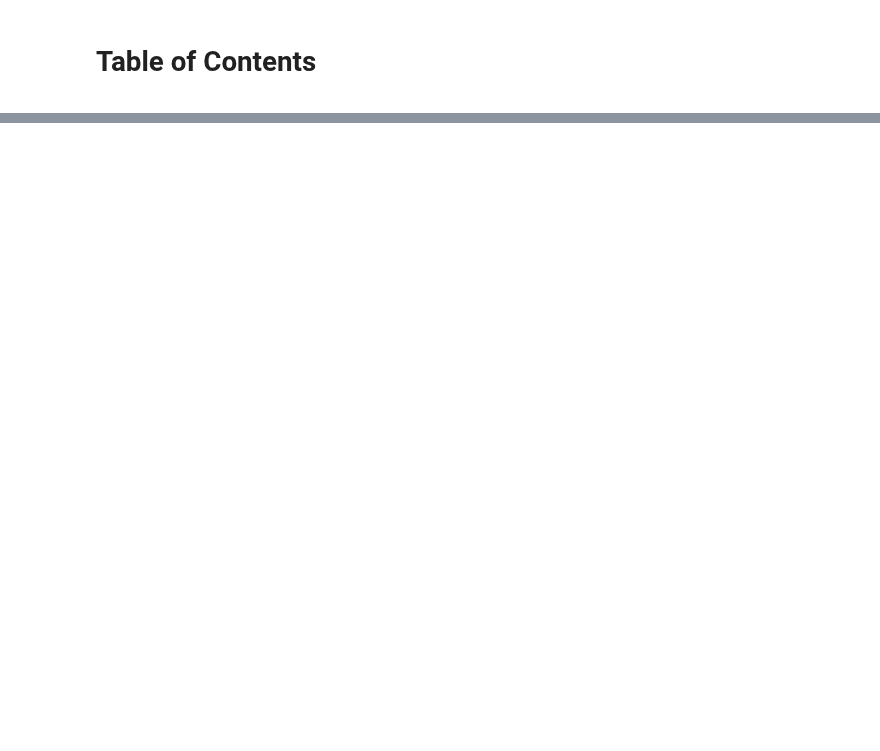
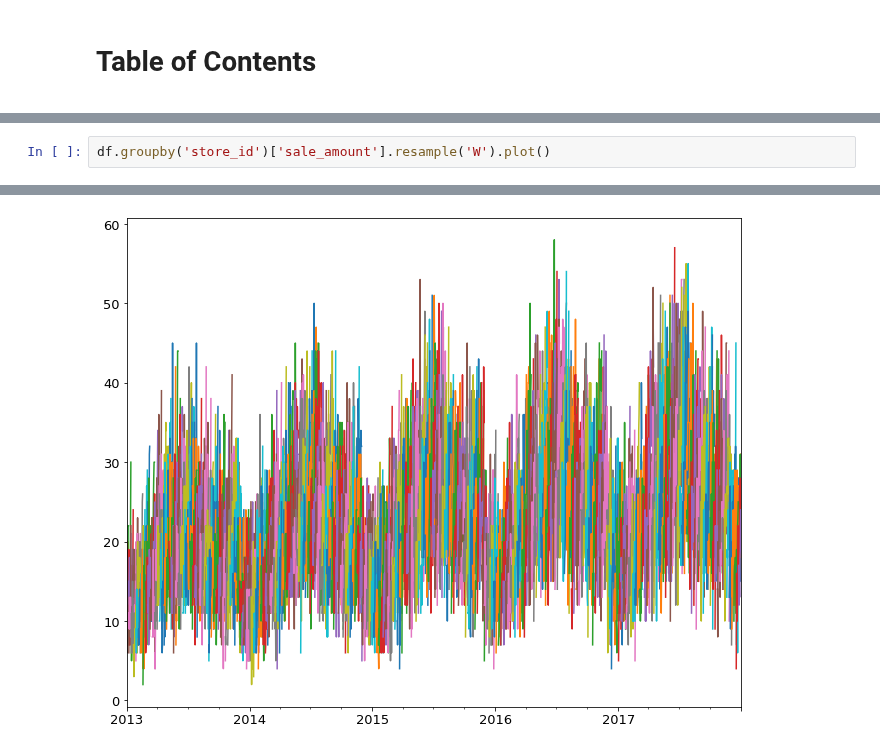
Before and after one commit to faithkane3/ds-methodologies-exercises, a Jupyter notebook: time_series/testing.ipynb, the cells around one changed output, grey strips where cells are left out. Saved outputs shown, nothing was run; the diff lists cells and outputs as text; blank space fills up the shorter version.

```diff
--- a/time_series/testing.ipynb
+++ b/time_series/testing.ipynb
@@ -32,0 +60,3 @@ big_df.head()
+# %%
+df.groupby('store_id')['sale_amount'].resample('W').plot()
+# %% [output]
@@ -32,0 +76 @@ big_df.head()
+[figure, added]
```
Also changed, not shown: parts of 8 cells of this notebook, 3 other files.
